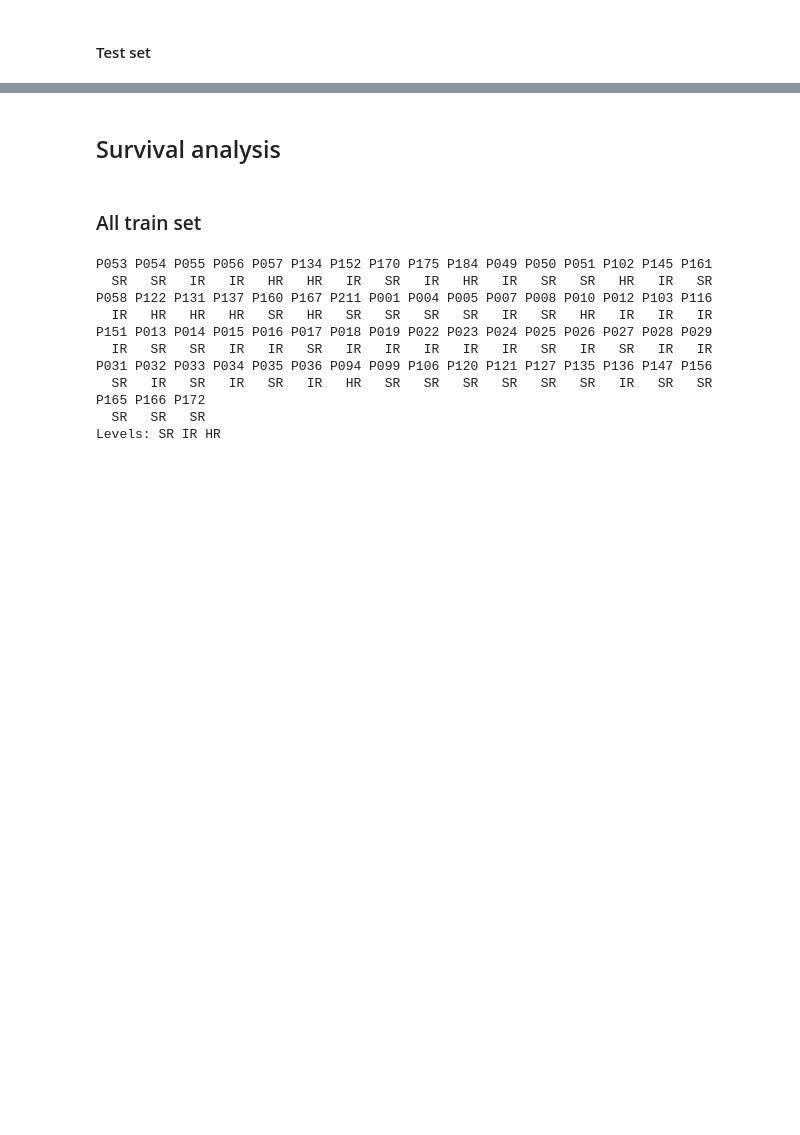
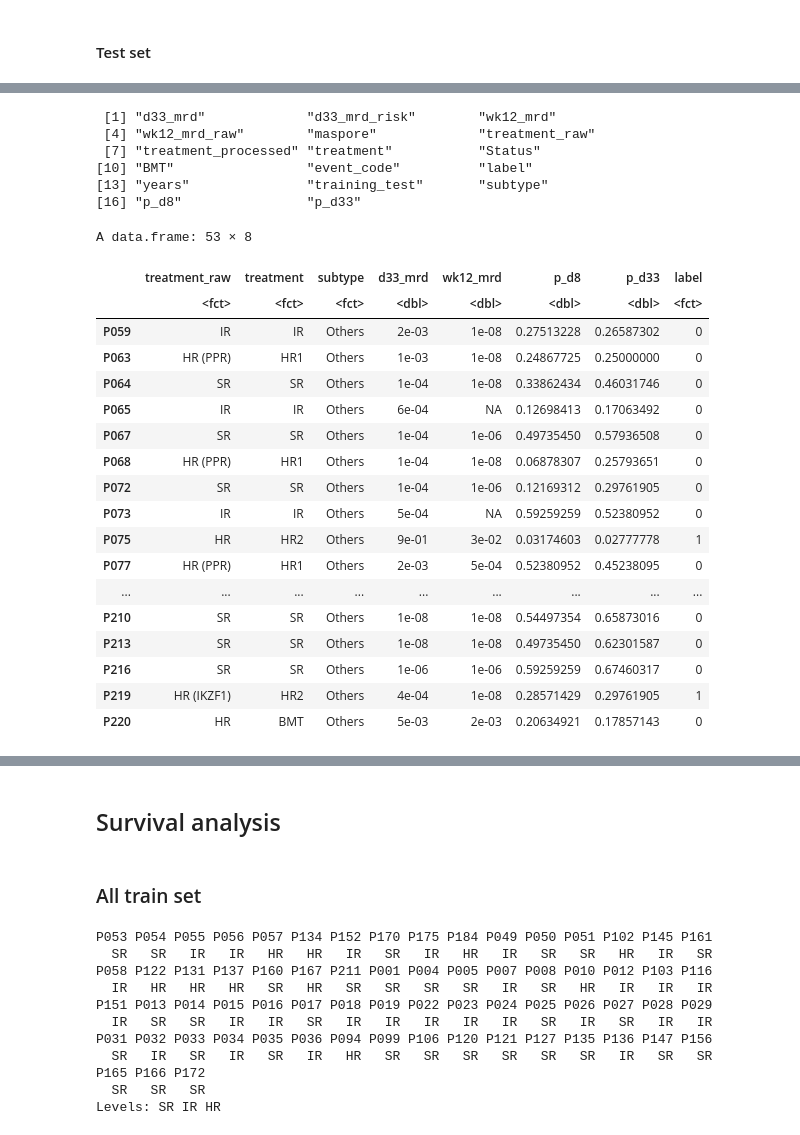
Before and after one commit to dblux/relapse_prediction, a Jupyter notebook: evaluation-figures.ipynb, the cells around one changed output, grey strips where cells are left out. Drawn from its saved outputs; the diff is of its cells as text; code cells hidden in the pictures; blank space fills up the shorter version.

```diff
--- a/evaluation-figures.ipynb
+++ b/evaluation-figures.ipynb
@@ -937,0 +927,46 @@ ggsave(WPATH, jitter_m1_p_alltrain, width = 4.8, height = 3)
+# %%
+# TODO: Evaluate Others and Hyperdiploid
+# Check treatment
+# Check MRD D33
+all_p_d8 <- read.table("tmp/all_p_d8.tsv", sep = "\t")
+all_p_d33 <- read.table("tmp/all_p_d33.tsv", sep = "\t")
+# %%
+p_y <- cbind(metadata_pid[rownames(all_p_d8), ], all_p_d8, all_p_d33)
+# %%
+colnames(p_y)
+# %% [output]
+ [1] "d33_mrd"             "d33_mrd_risk"        "wk12_mrd"
+ [4] "wk12_mrd_raw"        "maspore"             "treatment_raw"
+ [7] "treatment_processed" "treatment"           "Status"
+[10] "BMT"                 "event_code"          "label"
+[13] "years"               "training_test"       "subtype"
+[16] "p_d8"                "p_d33"
+# %%
+p_y %>%
+  subset(
+    subtype == "Others" & p_d8 < .6,
+    select = c(
+      "treatment_raw", "treatment", "subtype",
+      "d33_mrd", "wk12_mrd", "p_d8", "p_d33", "label"
+    )
+  )
+# %% [output]
+A data.frame: 53 × 8
+|  | treatment_raw | treatment | subtype | d33_mrd | wk12_mrd | p_d8 | p_d33 | label |
+|  | <fct> | <fct> | <fct> | <dbl> | <dbl> | <dbl> | <dbl> | <fct> |
+| P059 | IR | IR | Others | 2e-03 | 1e-08 | 0.27513228 | 0.26587302 | 0 |
+| P063 | HR (PPR) | HR1 | Others | 1e-03 | 1e-08 | 0.24867725 | 0.25000000 | 0 |
+| P064 | SR | SR | Others | 1e-04 | 1e-08 | 0.33862434 | 0.46031746 | 0 |
+| P065 | IR | IR | Others | 6e-04 | NA | 0.12698413 | 0.17063492 | 0 |
+| P067 | SR | SR | Others | 1e-04 | 1e-06 | 0.49735450 | 0.57936508 | 0 |
+| P068 | HR (PPR) | HR1 | Others | 1e-04 | 1e-08 | 0.06878307 | 0.25793651 | 0 |
+| P072 | SR | SR | Others | 1e-04 | 1e-06 | 0.12169312 | 0.29761905 | 0 |
+| P073 | IR | IR | Others | 5e-04 | NA | 0.59259259 | 0.52380952 | 0 |
+| P075 | HR | HR2 | Others | 9e-01 | 3e-02 | 0.03174603 | 0.02777778 | 1 |
+| P077 | HR (PPR) | HR1 | Others | 2e-03 | 5e-04 | 0.52380952 | 0.45238095 | 0 |
+| ... | ... | ... | ... | ... | ... | ... | ... | ... |
+| P210 | SR | SR | Others | 1e-08 | 1e-08 | 0.54497354 | 0.65873016 | 0 |
+| P213 | SR | SR | Others | 1e-08 | 1e-08 | 0.49735450 | 0.62301587 | 0 |
+| P216 | SR | SR | Others | 1e-06 | 1e-06 | 0.59259259 | 0.67460317 | 0 |
+| P219 | HR (IKZF1) | HR2 | Others | 4e-04 | 1e-08 | 0.28571429 | 0.29761905 | 1 |
+| P220 | HR | BMT | Others | 5e-03 | 2e-03 | 0.20634921 | 0.17857143 | 0 |
```
Also changed, not shown: parts of 34 cells of this notebook, 9 other files.
